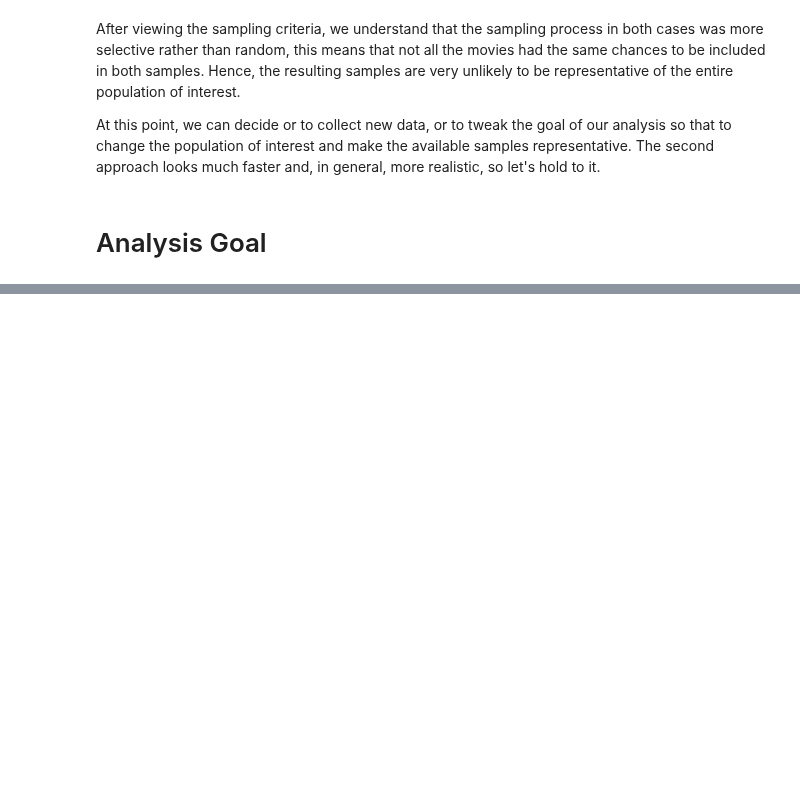
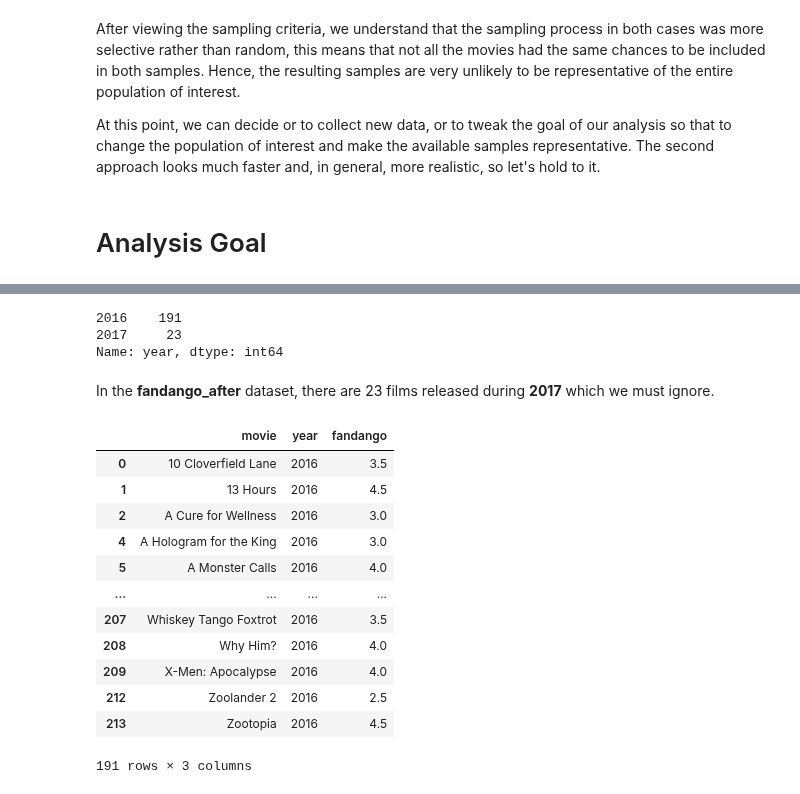
Before and after one commit to raduspaimoc/DataQuest-Projects, a Jupyter notebook: Data Analysis/Investigating Fandango Movie Ratings/Investigating Fandango Movie Ratings.ipynb, the cells around one changed output, grey strips where cells are left out. Drawn from its saved outputs; the diff is of its cells as text; code cells hidden in the pictures; blank space fills up the shorter version.

```diff
--- a/Data Analysis/Investigating Fandango Movie Ratings/Investigating Fandango Movie Ratings.ipynb
+++ b/Data Analysis/Investigating Fandango Movie Ratings/Investigating Fandango Movie Ratings.ipynb
@@ -137,0 +266,25 @@ We can decide to exclude the data for **2017** from the second dataset and **com
+# %%
+fandango_after['year'].value_counts(dropna=False)
+# %% [output]
+2016    191
+2017     23
+Name: year, dtype: int64
+# %% [markdown]
+In the **fandango_after** dataset, there are 23 films released during **2017** which we must ignore.
+# %%
+fandango_2016 = fandango_after[fandango_after['year'] != 2017].copy()
+fandango_2016
+# %% [output]
+|  | movie | year | fandango |
+| 0 | 10 Cloverfield Lane | 2016 | 3.5 |
+| 1 | 13 Hours | 2016 | 4.5 |
+| 2 | A Cure for Wellness | 2016 | 3.0 |
+| 4 | A Hologram for the King | 2016 | 3.0 |
+| 5 | A Monster Calls | 2016 | 4.0 |
+| ... | ... | ... | ... |
+| 207 | Whiskey Tango Foxtrot | 2016 | 3.5 |
+| 208 | Why Him? | 2016 | 4.0 |
+| 209 | X-Men: Apocalypse | 2016 | 4.0 |
+| 212 | Zoolander 2 | 2016 | 2.5 |
+| 213 | Zootopia | 2016 | 4.5 |
+191 rows × 3 columns
```
Also changed, not shown: parts of 26 cells of this notebook, 1 other file.
